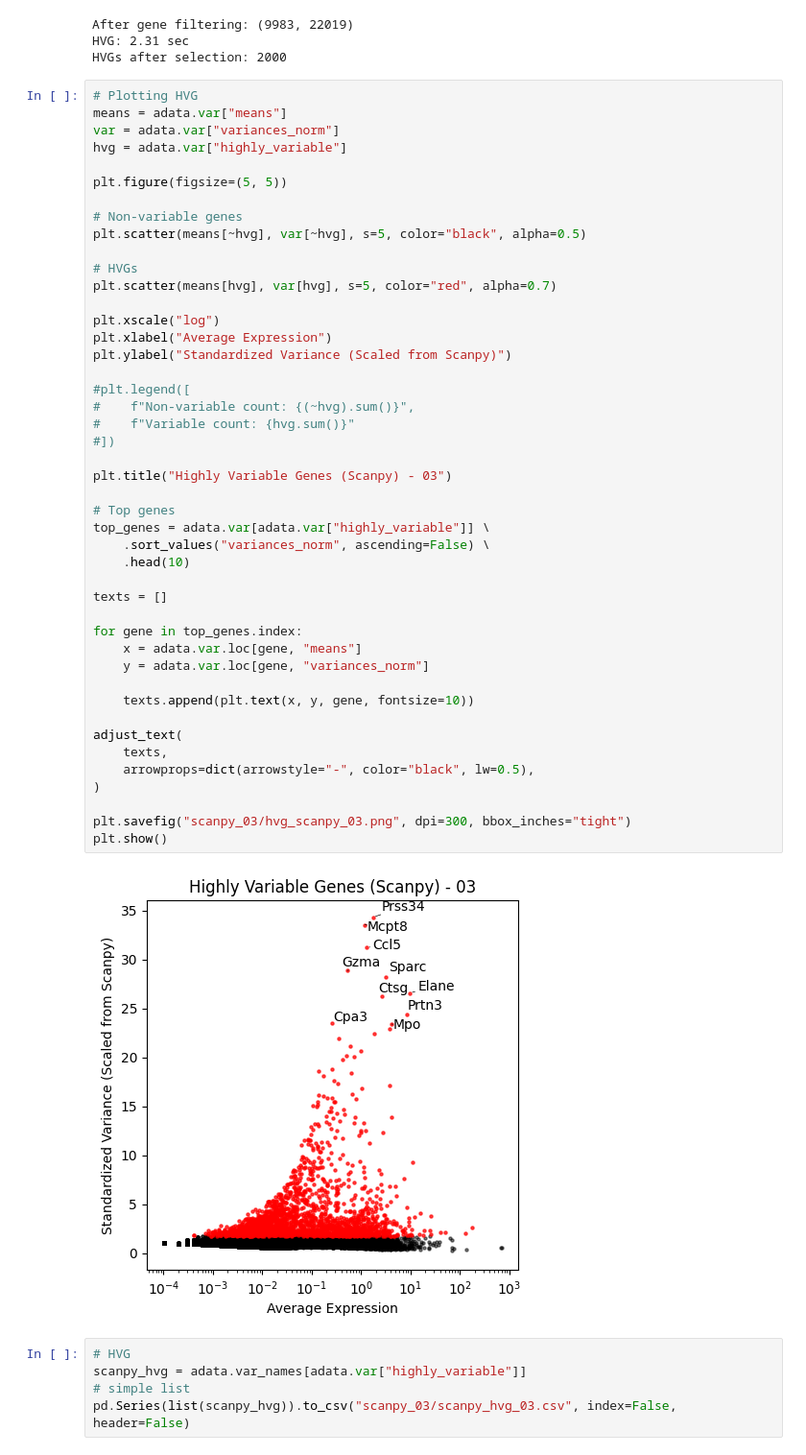
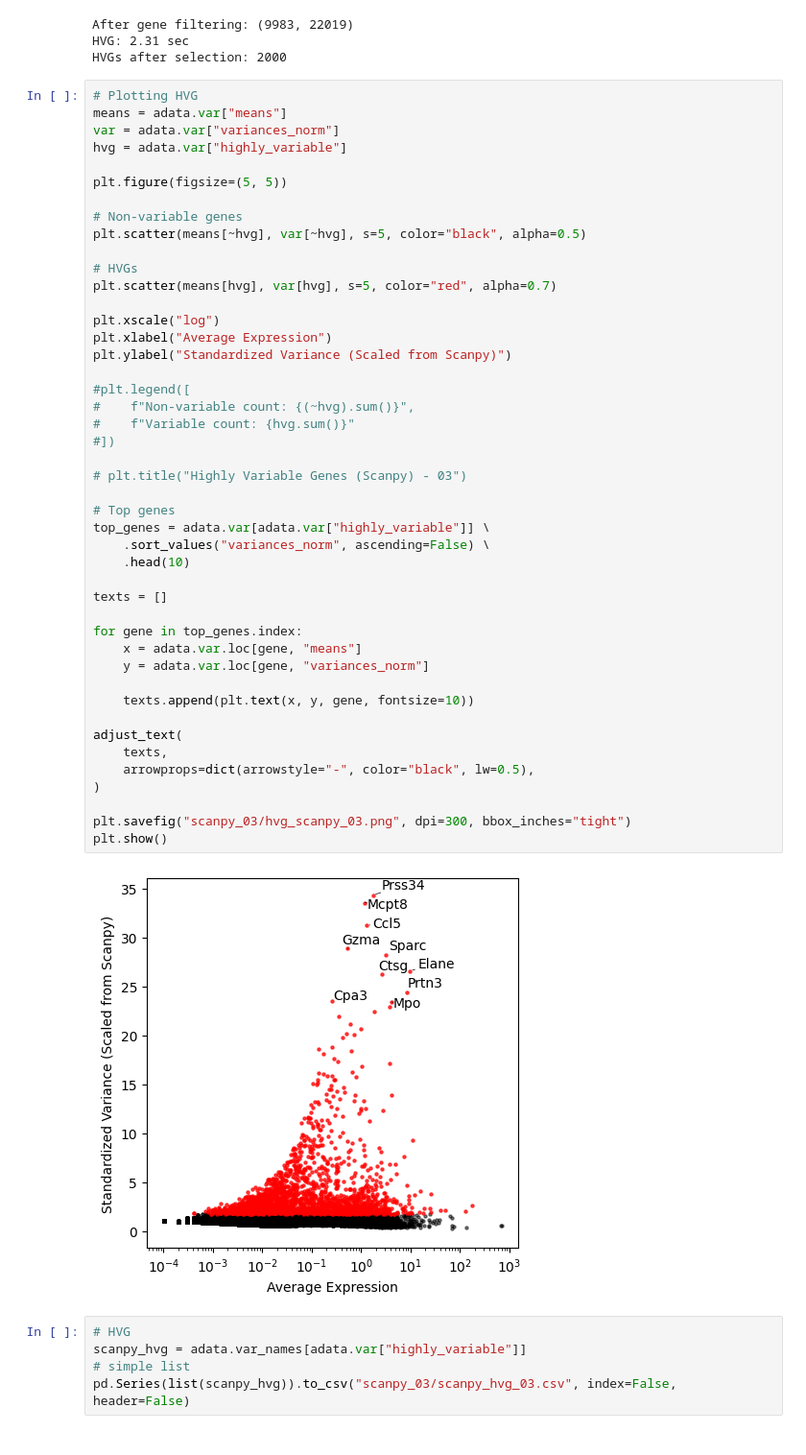
Before and after one commit to snsaiphoo/cis6060_finalproject, a Jupyter notebook: 03_GSM8545309.ipynb, the cells around one changed output. Shown at 96% size. Drawn from its saved outputs; the diff is of its cells as text.

```diff
--- a/03_GSM8545309.ipynb
+++ b/03_GSM8545309.ipynb
@@ -125,35 +125,35 @@ plt.xscale("log")
 plt.xlabel("Average Expression")
 plt.ylabel("Standardized Variance (Scaled from Scanpy)")
 
 #plt.legend([
 #    f"Non-variable count: {(~hvg).sum()}",
 #    f"Variable count: {hvg.sum()}"
 #])
 
-plt.title("Highly Variable Genes (Scanpy) - 03")
+# plt.title("Highly Variable Genes (Scanpy) - 03")
 
 # Top genes
 top_genes = adata.var[adata.var["highly_variable"]] \
     .sort_values("variances_norm", ascending=False) \
     .head(10)
 
 texts = []
 
 for gene in top_genes.index:
     x = adata.var.loc[gene, "means"]
     y = adata.var.loc[gene, "variances_norm"]
 
     texts.append(plt.text(x, y, gene, fontsize=10))
 
 adjust_text(
     texts,
     arrowprops=dict(arrowstyle="-", color="black", lw=0.5),
 )
 
 plt.savefig("scanpy_03/hvg_scanpy_03.png", dpi=300, bbox_inches="tight")
 plt.show()
 # %% [output]
-[figure, old version]
+[figure, new version]
 # %%
 # HVG
 scanpy_hvg = adata.var_names[adata.var["highly_variable"]]
```
Also changed, not shown: 5 other files.
